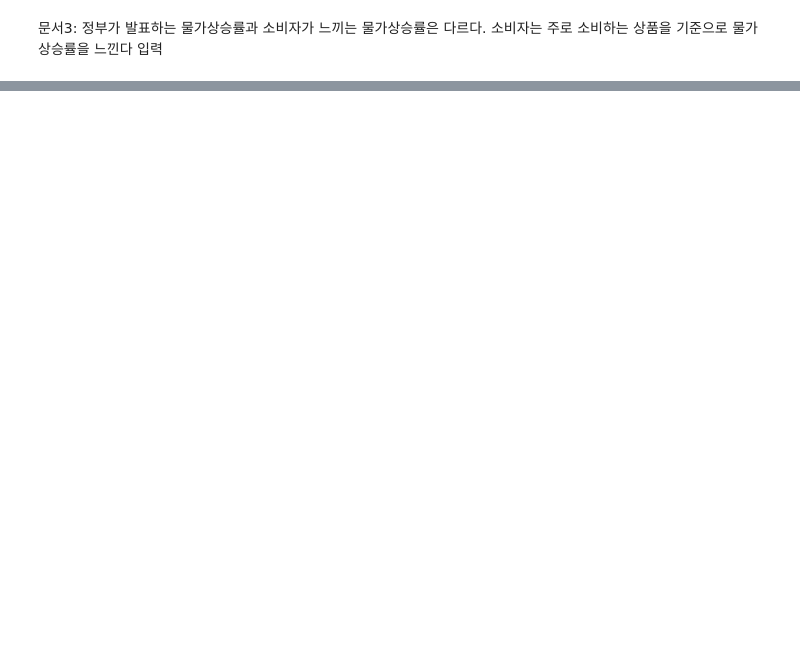
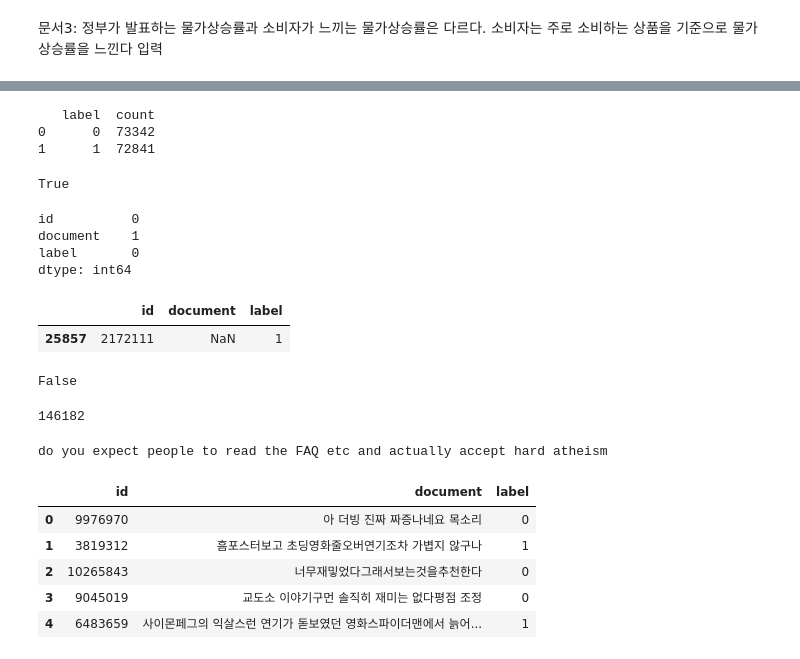
Before and after one commit to baekjiyoen/kaggle, a Jupyter notebook: bag-of-words.ipynb, the cells around one changed output, grey strips where cells are left out. Cells and saved outputs as stored; diff of their text form; code cells hidden in the pictures; blank space fills up the shorter version.

Commit message:
Kaggle Notebook | NLP text-similarity | NLP text-similarity

```diff
--- a/bag-of-words.ipynb
+++ b/bag-of-words.ipynb
@@ -92,0 +116,48 @@ bag of words vector : [1, 2, 1, 2, 3, 1, 2, 1, 1, 1, 1, 1, 1, 1, 2, 1, 1, 1]
+# %%
+print(train_data.groupby('label').size().reset_index(name = 'count'))
+# %% [output]
+   label  count
+0      0  73342
+1      1  72841
+# %%
+print(train_data.isnull().values.any())
+# %% [output]
+True
+# %%
+print(train_data.isnull().sum())
+# %% [output]
+id          0
+document    1
+label       0
+dtype: int64
+# %%
+train_data.loc[train_data.document.isnull()]
+# %% [output]
+|  | id | document | label |
+| 25857 | 2172111 | NaN | 1 |
+# %%
+train_data = train_data.dropna(how = 'any') # Null 값이 존재하는 행 제거
+print(train_data.isnull().values.any()) # Null 값이 존재하는지 확인
+# %% [output]
+False
+# %%
+print(len(train_data))
+# %% [output]
+146182
+# %%
+#알파벳과 공백을 제외하고 모두 제거
+eng_text = 'do!!! you expect... people~ to~ read~ the FAQ, etc. and actually accept hard~! atheism?@@'
+print(re.sub(r'[^a-zA-Z ]', '', eng_text))
+# %% [output]
+do you expect people to read the FAQ etc and actually accept hard atheism
+# %%
+# 한글과 공백을 제외하고 모두 제거
+train_data['document'] = train_data['document'].str.replace("[^ㄱ-ㅎㅏ-ㅣ가-힣 ]","", regex=True)
+train_data[:5]
+# %% [output]
+|  | id | document | label |
+| 0 | 9976970 | 아 더빙 진짜 짜증나네요 목소리 | 0 |
+| 1 | 3819312 | 흠포스터보고 초딩영화줄오버연기조차 가볍지 않구나 | 1 |
+| 2 | 10265843 | 너무재밓었다그래서보는것을추천한다 | 0 |
+| 3 | 9045019 | 교도소 이야기구먼 솔직히 재미는 없다평점 조정 | 0 |
+| 4 | 6483659 | 사이몬페그의 익살스런 연기가 돋보였던 영화스파이더맨에서 늙어... | 1 |
```
Also changed, not shown: parts of 21 cells of this notebook.
